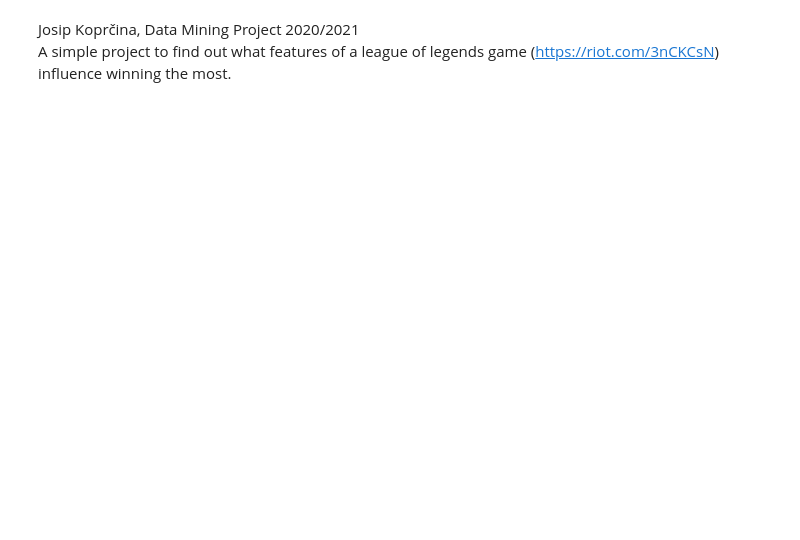
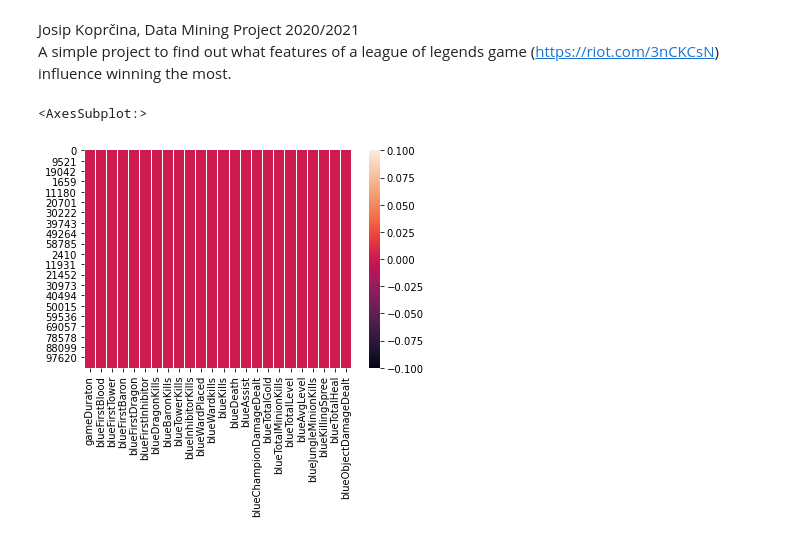
Before and after one commit to jkoprcina/LeagueOfLegendsDataMiningProject, a Jupyter notebook: LeagueOfLegendsDataMining.ipynb, the cells around one changed output. Drawn from its saved outputs; the diff is of its cells as text; code cells hidden in the pictures; blank space fills up the shorter version.

```diff
--- a/LeagueOfLegendsDataMining.ipynb
+++ b/LeagueOfLegendsDataMining.ipynb
@@ -13,21 +16,27 @@ from sklearn import metrics
 # %%
 # Importing data
 data_challenger = pd.read_csv("./data/Challenger_Ranked_Games.csv")
 data_grand_master = pd.read_csv("./data/GrandMaster_Ranked_Games.csv")
 data_master = pd.read_csv("./data/Master_Ranked_Games.csv")
 frames = [data_challenger, data_grand_master, data_master]
 data = pd.concat(frames)
 
 # Removing red-side information because most is symetric to blue-side data
 # Removing win label from X and making y out of it
 data = data[data.columns[0:26]]
 y = data[data.columns[2]]
 X = pd.DataFrame(data)
 del X["gameId"]
 del X['blueWins']
 
 features = list(X.columns)
 labels = ["Win", "Lose"]
+
+# Checking are there any null values in my dataset just in case
+sns.heatmap(X.isnull())
+# %% [output]
+<AxesSubplot:>
+[figure, added]
 # %%
 # Splitting into random 10-k folds and using decision trees
 
```
Also changed, not shown: parts of 7 cells of this notebook, 1 other file.
